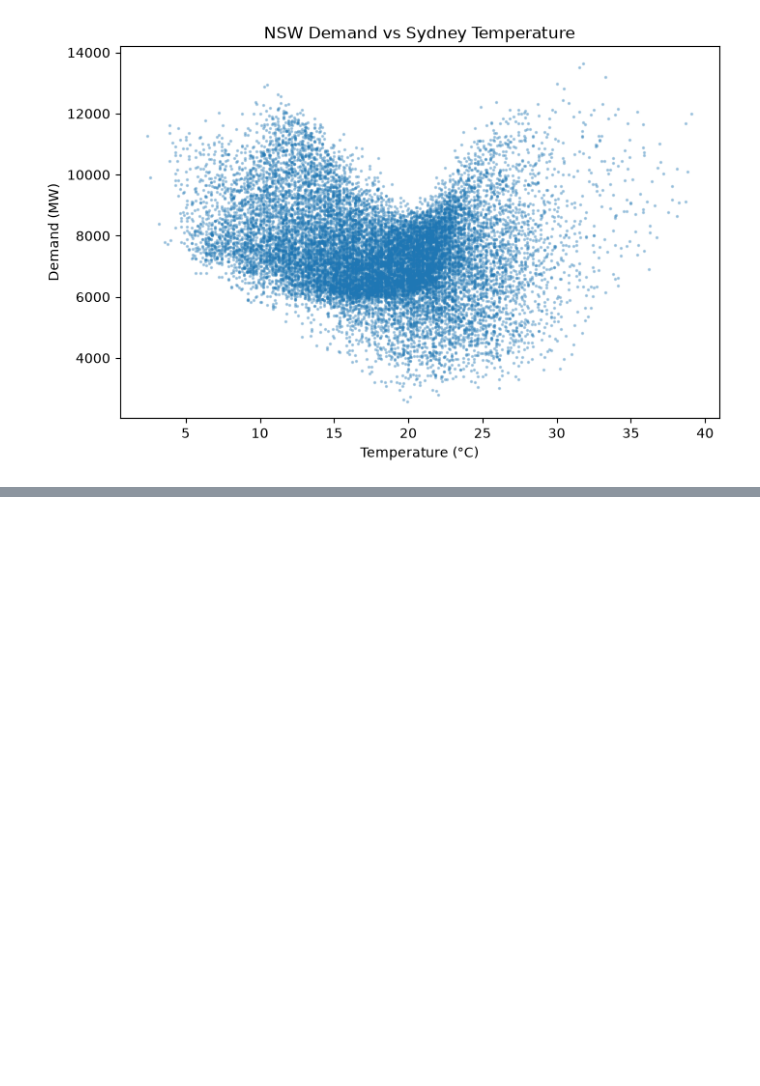
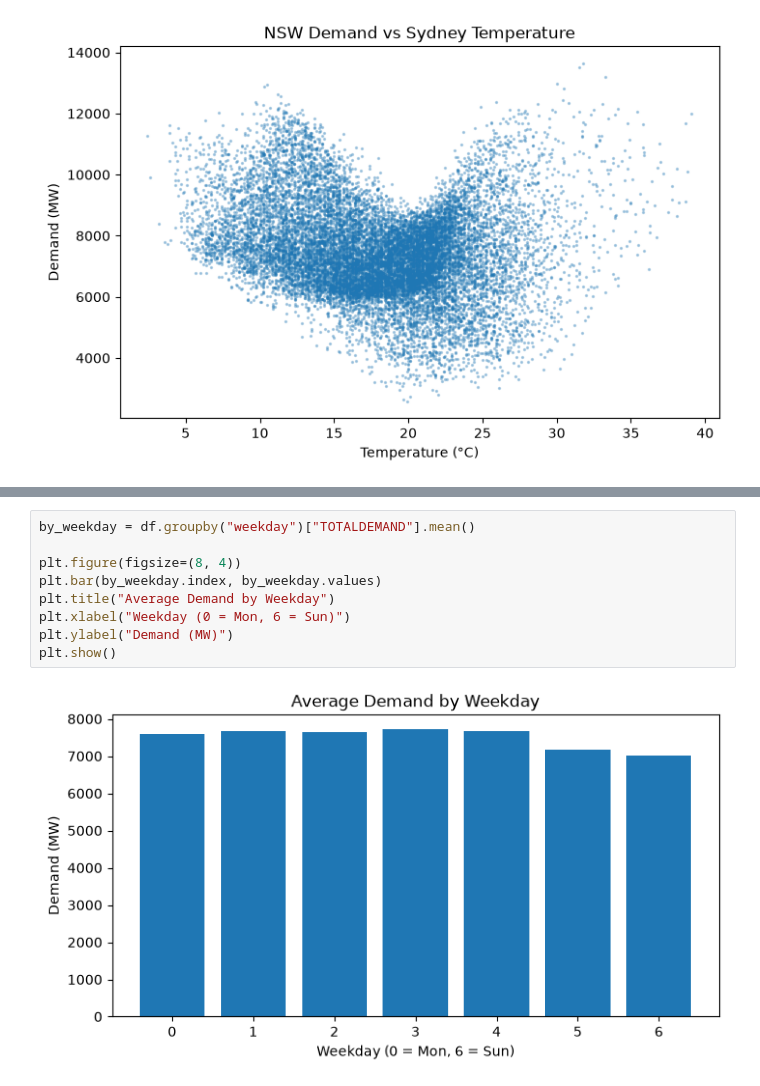
Before and after one commit to hit2412/nsw-electricity-demand-forecast, a Jupyter notebook: notebooks/01_data_exploration.ipynb, the cells around one changed output, grey strips where cells are left out. Cells and saved outputs as stored; diff of their text form; blank space fills up the shorter version.

```diff
--- a/notebooks/01_data_exploration.ipynb
+++ b/notebooks/01_data_exploration.ipynb
@@ -135,0 +200,11 @@ plt.show()
+# %%
+by_weekday = df.groupby("weekday")["TOTALDEMAND"].mean()
+
+plt.figure(figsize=(8, 4))
+plt.bar(by_weekday.index, by_weekday.values)
+plt.title("Average Demand by Weekday")
+plt.xlabel("Weekday (0 = Mon, 6 = Sun)")
+plt.ylabel("Demand (MW)")
+plt.show()
+# %% [output]
+[figure, added]
```
Also changed, not shown: parts of 6 cells of this notebook, 1 other file.
